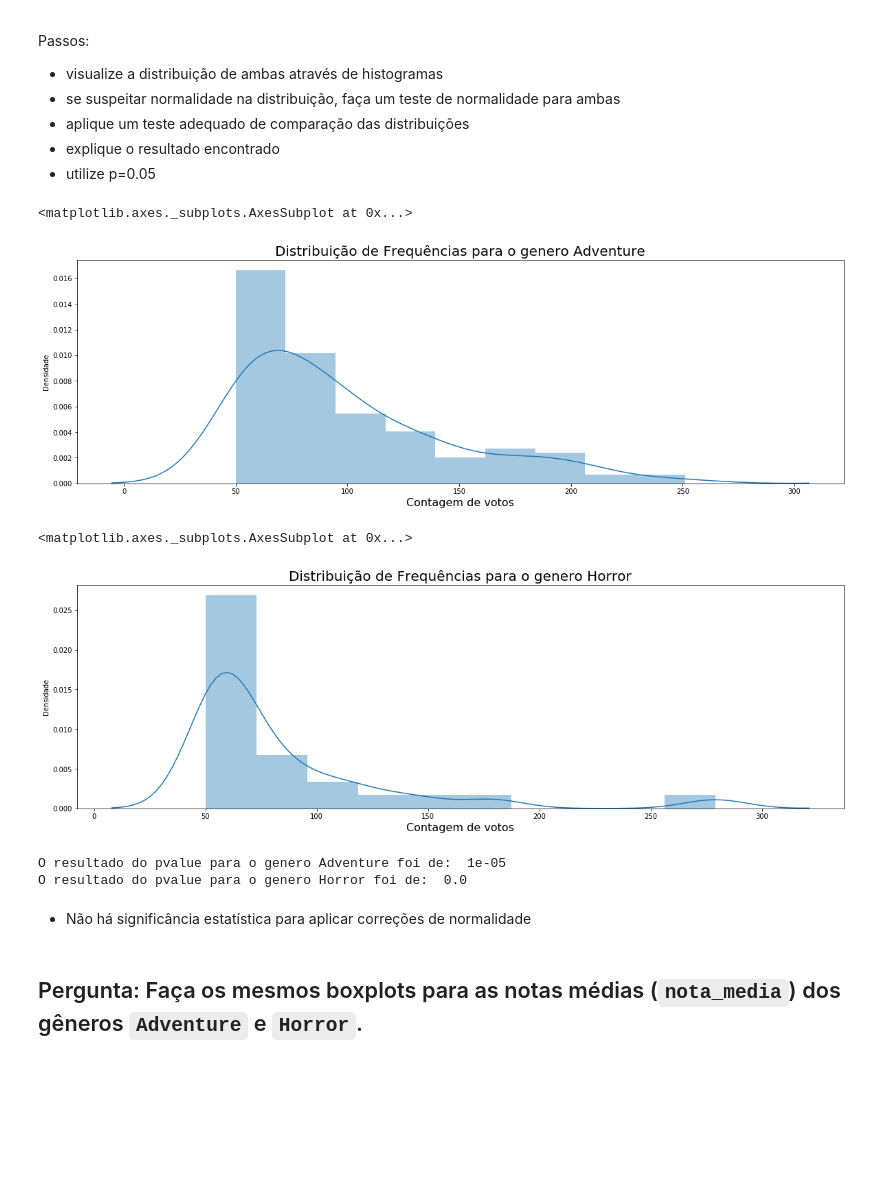
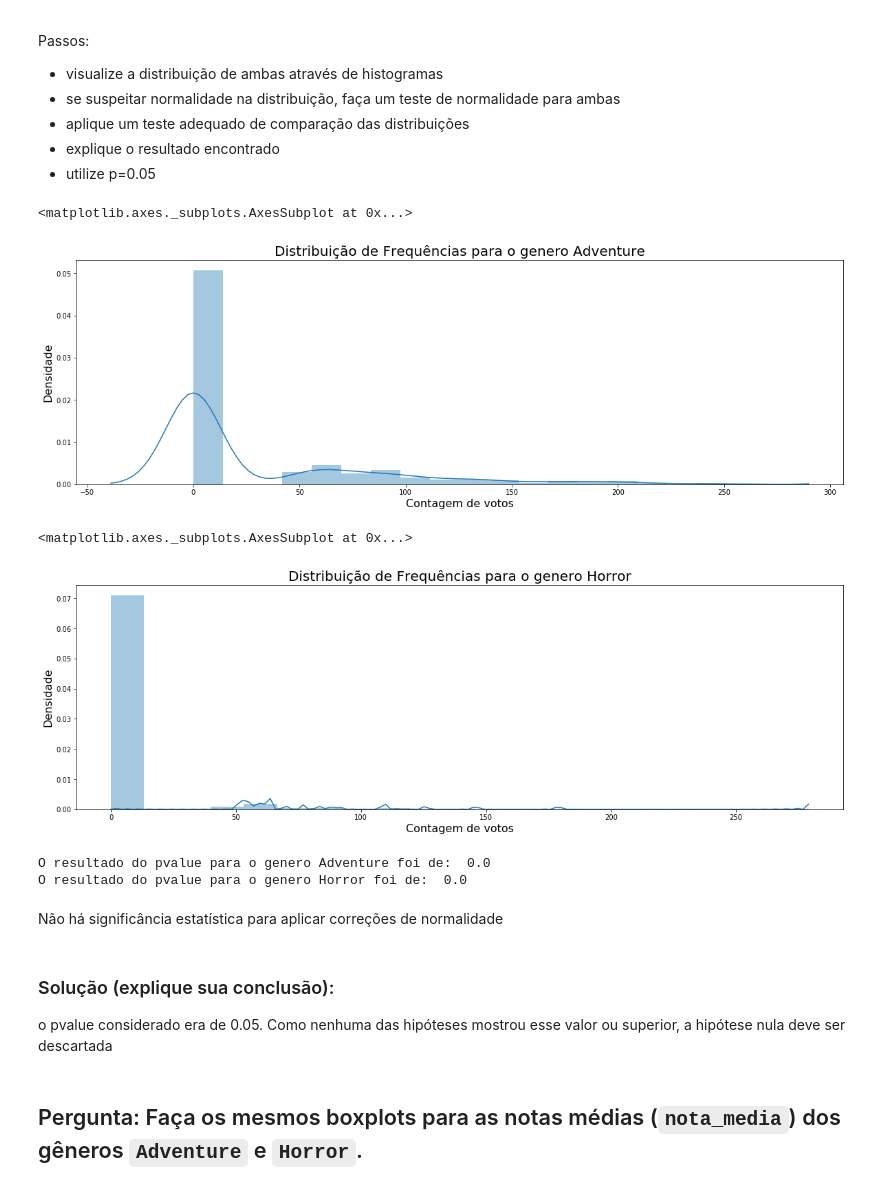
Before and after one commit to pecintra/the-simple-code, a Jupyter notebook: Formação Data Science Alura - Análise exploratória do MovieLens.ipynb, the cells around one changed output. Saved outputs shown, nothing was run; the diff lists cells and outputs as text; code cells hidden in the pictures; blank space fills up the shorter version.

```diff
--- a/Formação Data Science Alura - Análise exploratória do MovieLens.ipynb
+++ b/Formação Data Science Alura - Análise exploratória do MovieLens.ipynb
@@ -98,8 +100,9 @@ filmes.head()
 - os dados `https://raw.githubusercontent.com/alura-cursos/formacao-data-science/master/ratings.csv` devem ser carregado em `notas`
 - renomeie as colunas para `usuarioId`, `filmeId`, `nota` e `momento`
 # %%
-uri_notas = 'https://raw.githubusercontent.com/alura-cursos/formacao-data-science/master/ratings.csv'
-notas = pd.read_csv(uri_notas)
+url_notas = 'https://raw.githubusercontent.com/alura-cursos/formacao-data-science/master/ratings.csv'
+notas = pd.read_csv(url_notas)
+notas.columns=['usuarioId','filmeId','nota','momento']
 # %%
 notas.head()
 # %% [output]
@@ -152,10 +143,12 @@ filmes.head()
 # solução para calcular o total de votos por filme
 total_de_votos = notas.groupby('filmeId').count()
 # %%
-# solução para criar a nova coluna e filtrar os filmes]
-filmes_com_50_ou_mais_votos = total_de_votos.query('nota >= 50')['nota']
-filmes['total_de_votos'] = filmes_com_50_ou_mais_votos
-filmes.dropna(inplace=True)
+# solução para criar a nova coluna e filtrar os filmes
+filmes = filmes.merge(total_de_votos,on='filmeId')
+filmes.rename(columns={'nota':'total_de_votos'}, inplace=True)
+# %%
+filmes.drop(columns=['usuarioId','momento'],axis=1,inplace=True)
+filmes = filmes[filmes.total_de_votos >= 50]
 # %%
 filmes.head()
 # %% [output]
@@ -370,8 +351,7 @@ generos_com_total_de_votos.head()
 # %%
-# solução:
-horror =  generos_com_total_de_votos.query('Horror > 0')['Horror']
-adventure =  generos_com_total_de_votos.query('Adventure > 0')['Adventure']
-
-plt.boxplot([horror, adventure], labels=["Horror",'Adventure'])
+total_de_votos_por_genero = generos.mul(filmes.total_de_votos, axis='index')
+plt.boxplot(x= [total_de_votos_por_genero.Horror, total_de_votos_por_genero.Adventure],
+            labels = ['Horror','Adventure'])
 plt.title("Distribuição das notas de acordo com generos")
+plt.ylabel('Total de votos')
 # %% [output]
@@ -439,39 +391,42 @@ Passos:
 # %%
 # solucao histograma de aventura
 
-selecao_adventure = votos_por_genero_por_filme.query('Adventure > 0')['Adventure']
-ax = sns.distplot(selecao_adventure)
+ax = sns.distplot(total_de_votos_por_genero.Adventure)
 ax.figure.set_size_inches(20, 6)
 ax.set_title('Distribuição de Frequências para o genero Adventure', fontsize=20)
 ax.set_xlabel('Contagem de votos', fontsize=16)
-ax.set_ylabel('Densidade')
+ax.set_ylabel('Densidade',fontsize=16)
 ax
 # %% [output]
 <matplotlib.axes._subplots.AxesSubplot at 0x...>
-[figure, old version]
+[figure, new version]
 # %%
 # solucao histograma de horror
-selecao_horror = votos_por_genero_por_filme.query('Horror > 0')['Horror']
-ax = sns.distplot(selecao_horror)
+
+ax = sns.distplot(total_de_votos_por_genero.Horror)
 ax.figure.set_size_inches(20, 6)
 ax.set_title('Distribuição de Frequências para o genero Horror', fontsize=20)
 ax.set_xlabel('Contagem de votos', fontsize=16)
-ax.set_ylabel('Densidade')
+ax.set_ylabel('Densidade',fontsize=16)
 ax
 # %% [output]
 <matplotlib.axes._subplots.AxesSubplot at 0x...>
-[figure, old version]
+[figure, new version]
 # %%
 # solucao teste de normalidade ou justificativa para nao utiliza-lo
-pvalue_adventure = scipy.stats.normaltest(selecao_adventure)
-pvalue_horror = scipy.stats.normaltest(selecao_horror)
 
+pvalue_adventure = scipy.stats.normaltest(total_de_votos_por_genero.Adventure)
+pvalue_horror = scipy.stats.normaltest(total_de_votos_por_genero.Horror)
+1
 print ('O resultado do pvalue para o genero Adventure foi de: ', pvalue_adventure[1].round(5))
 print ('O resultado do pvalue para o genero Horror foi de: ', pvalue_horror[1].round(5))
 # %% [output]
-O resultado do pvalue para o genero Adventure foi de:  1e-05
+O resultado do pvalue para o genero Adventure foi de:  0.0
 O resultado do pvalue para o genero Horror foi de:  0.0
 # %% [markdown]
-- Não há significância estatística para aplicar correções de normalidade
+Não há significância estatística para aplicar correções de normalidade
+# %% [markdown]
+### Solução (explique sua conclusão):
+o pvalue considerado era de 0.05. Como nenhuma das hipóteses mostrou esse valor ou superior, a hipótese nula deve ser descartada
 # %% [markdown]
 ## Pergunta: Faça os mesmos boxplots para as notas médias (`nota_media`) dos gêneros `Adventure` e `Horror`.
```
Also changed, not shown: parts of 60 cells of this notebook.
